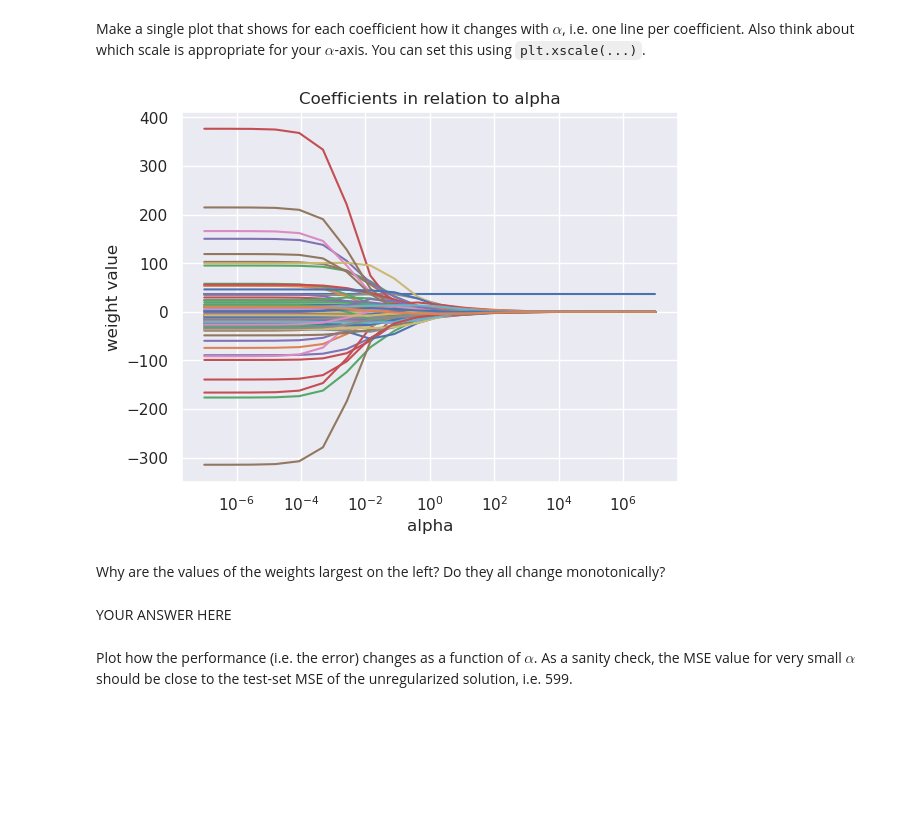
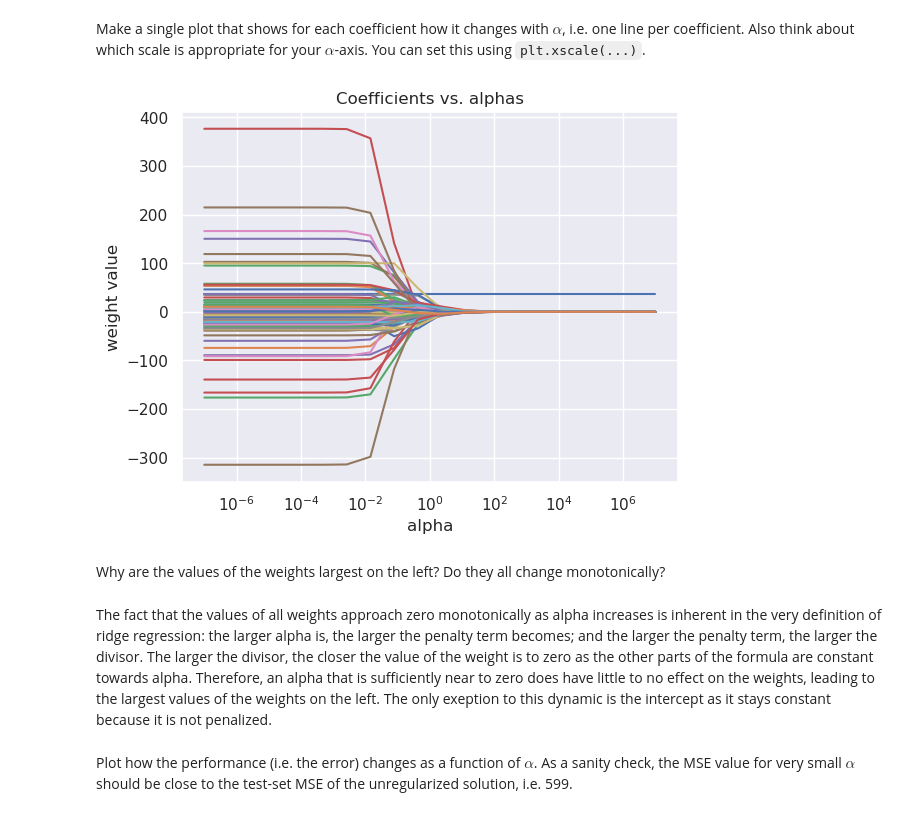
Before and after one commit to carl-lorenz/ML_practicals, a Jupyter notebook: Practical1/1_Buettner_Kortum_Lorenz.ipynb, the cells around one changed output. Cells and saved outputs as stored; diff of their text form; code cells hidden in the pictures; blank space fills up the shorter version.

```diff
--- a/Practical1/1_Buettner_Kortum_Lorenz.ipynb
+++ b/Practical1/1_Buettner_Kortum_Lorenz.ipynb
@@ -388,7 +388,7 @@ def ridge_regression(X_test, X_train, y_train, alpha):
     dim_w = X_train_offset.shape[1]
 
     # Gram matrix + alpha * I_D:
-    penalty = np.eye(dim_w)
+    penalty = alpha * np.eye(dim_w)
     penalty[0, 0] = 0
     penalty[1:, 1:] *= alpha
     divisor = X_train_offset.T @ X_train_offset + penalty
@@ -403,6 +403,7 @@ def ridge_regression(X_test, X_train, y_train, alpha):
 Run the ridge regression on `X_train` with an alpha value of 10 and plot the obtained weights.
 # %%
 # Run ridge regression with alpha=10
+X_train, X_test = normalise(X_train_raw, X_test_raw)
 w, y_pred = ridge_regression(X_test, X_train, y_train, 10)
 
 # Plot regression results
@@ -425,6 +426,7 @@ alphas = np.logspace(-7, 7, 20)
 
 records = []
 for alpha in alphas:
+    X_train, X_test = normalise(X_train_raw, X_test_raw)
     w, y_pred = ridge_regression(X_test, X_train, y_train, alpha)
     mse =  mean_squared_error(y_test, y_pred)
     records.append({'alpha': alpha, 'weights': w, 'mse': mse})
@@ -435,23 +437,25 @@ Make a single plot that shows for each coefficient how it changes with $\alpha$,
 # %%
 # Plot of coefficients vs. alphas
 
-# Storing weights in a matrix:
-weights_matrix = np.vstack([np.squeeze(record['weights']) for record in records])
+# Storing alphas in a vector and weights in a matrix:
+alphas_vec = np.array([record['alpha'] for record in records])
+tmp = records.copy()
+weights_matrix = np.vstack([np.squeeze(record['weights']) for record in tmp])
 
 sns.set_theme()
-plt.figure()
+#plt.figure()
 for i in range(weights_matrix.shape[1]):
-    plt.plot(alphas, weights_matrix[:, i], label=f'w_{i}')
+    plt.plot(alphas_vec, weights_matrix[:, i], label=f'w_{i}')
 plt.xscale('log')
 plt.xlabel('alpha')
 plt.ylabel('weight value')
-plt.title('Coefficients in relation to alpha')
+plt.title('Coefficients vs. alphas')
 plt.show()
 # %% [output]
-[figure, old version]
+[figure, new version]
 # %% [markdown]
 Why are the values of the weights largest on the left? Do they all change monotonically?
-# %% [markdown]
-YOUR ANSWER HERE
+# %% [markdown]
+The fact that the values of all weights approach zero monotonically as alpha increases is inherent in the very definition of ridge regression: the larger alpha is, the larger the penalty term becomes; and the larger the penalty term, the larger the divisor. The larger the divisor, the closer the value of the weight is to zero as the other parts of the formula are constant towards alpha. Therefore, an alpha that is sufficiently near to zero does have little to no effect on the weights, leading to the largest values of the weights on the left. The only exeption to this dynamic is the intercept as it stays constant because it is not penalized.
 # %% [markdown]
 Plot how the performance (i.e. the error) changes as a function of $\alpha$. As a sanity check, the MSE value for very small $\alpha$ should be close to the test-set MSE of the unregularized solution, i.e. 599.
```
Also changed, not shown: parts of 6 cells of this notebook.
